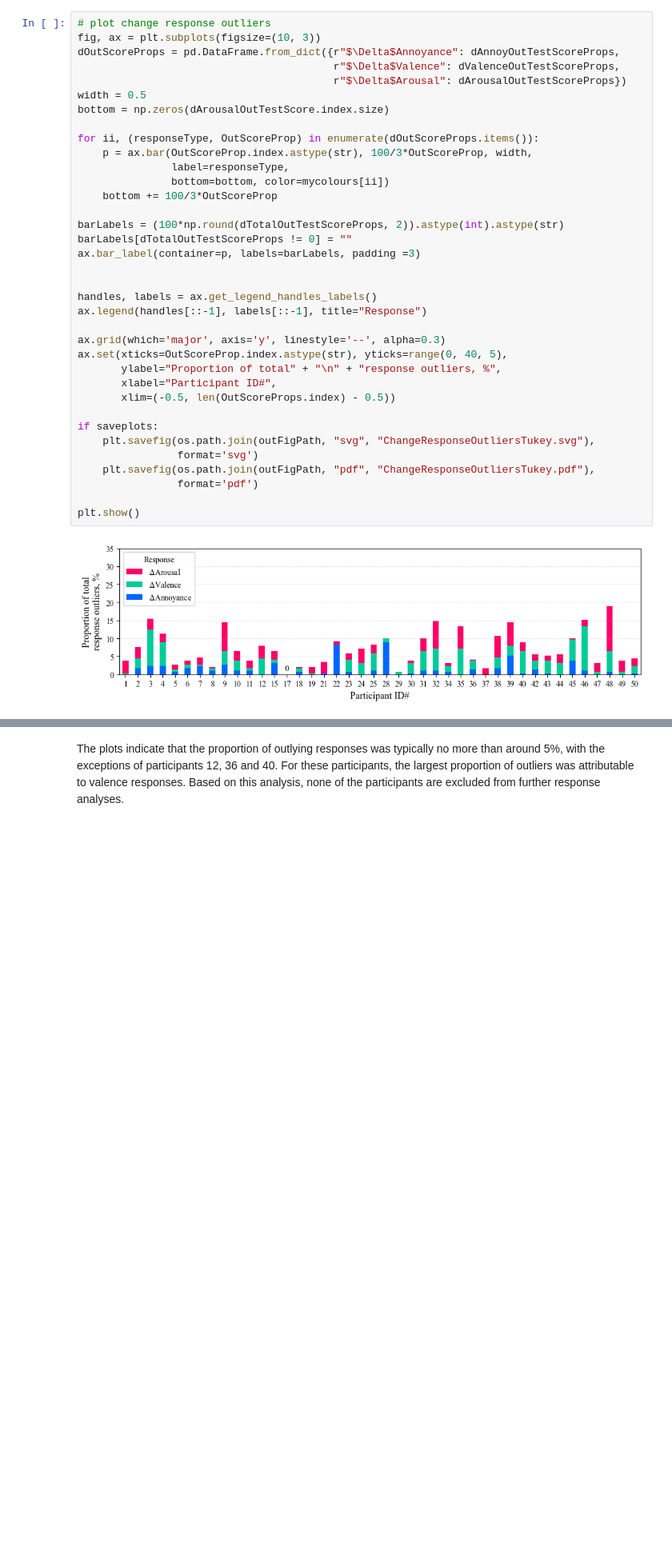
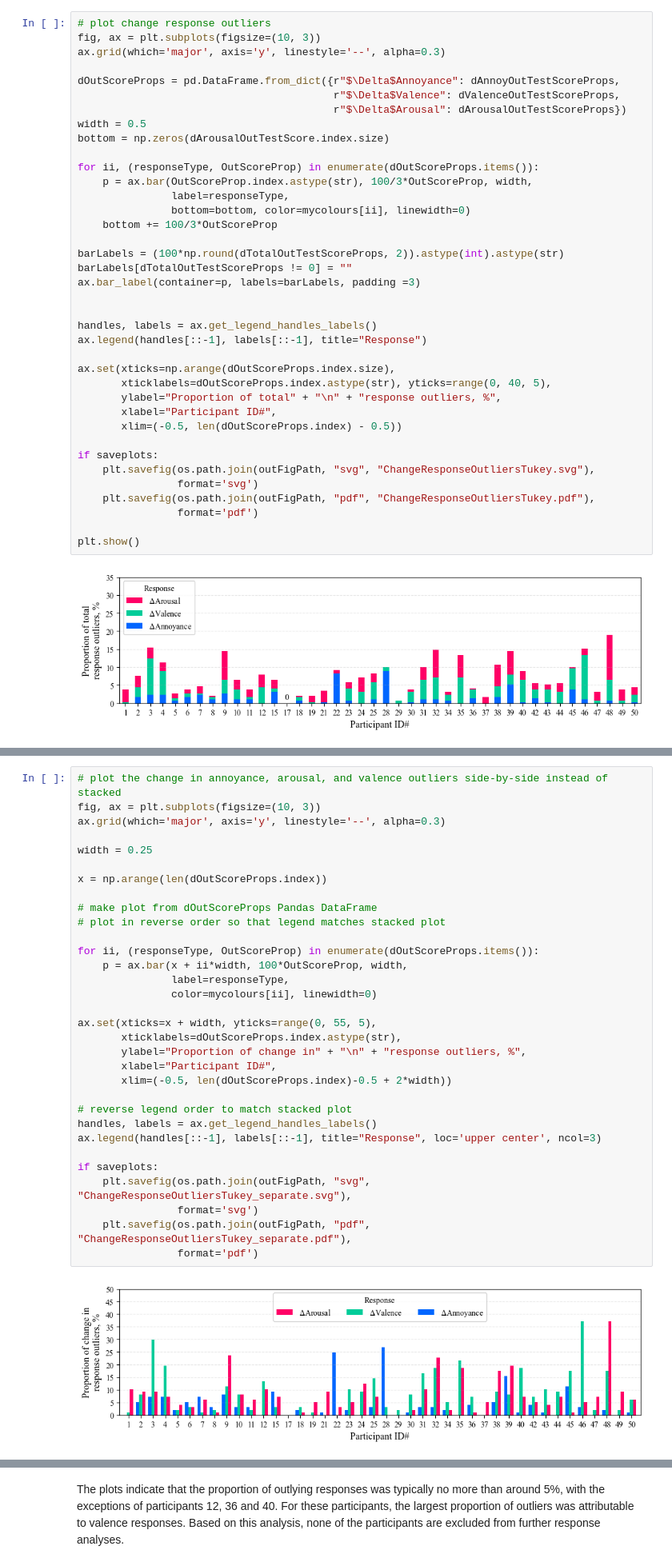
Before and after one commit to acoustics-code-salford/refmap-psychoacoustics, a Jupyter notebook: src/refmap_psychoacoustics/notebooks/refmap_listest1_analysis_EDA_check+sample.ipynb, the cells around one changed output, grey strips where cells are left out. Shown at 80% size. Saved outputs shown, nothing was run; the diff lists cells and outputs as text; blank space fills up the shorter version.

```diff
--- a/src/refmap_psychoacoustics/notebooks/refmap_listest1_analysis_EDA_check+sample.ipynb
+++ b/src/refmap_psychoacoustics/notebooks/refmap_listest1_analysis_EDA_check+sample.ipynb
@@ -412,6 +415,8 @@ for id in dArousalOutTestScore.index:
 # %%
 # plot change response outliers
 fig, ax = plt.subplots(figsize=(10, 3))
+ax.grid(which='major', axis='y', linestyle='--', alpha=0.3)
+
 dOutScoreProps = pd.DataFrame.from_dict({r"$\Delta$Annoyance": dAnnoyOutTestScoreProps,
                                          r"$\Delta$Valence": dValenceOutTestScoreProps,
                                          r"$\Delta$Arousal": dArousalOutTestScoreProps})
@@ -421,7 +426,7 @@ bottom = np.zeros(dArousalOutTestScore.index.size)
 for ii, (responseType, OutScoreProp) in enumerate(dOutScoreProps.items()):
     p = ax.bar(OutScoreProp.index.astype(str), 100/3*OutScoreProp, width,
                label=responseType,
-               bottom=bottom, color=mycolours[ii])
+               bottom=bottom, color=mycolours[ii], linewidth=0)
     bottom += 100/3*OutScoreProp
 
 barLabels = (100*np.round(dTotalOutTestScoreProps, 2)).astype(int).astype(str)
@@ -432,11 +437,11 @@ ax.bar_label(container=p, labels=barLabels, padding =3)
 handles, labels = ax.get_legend_handles_labels()
 ax.legend(handles[::-1], labels[::-1], title="Response")
 
-ax.grid(which='major', axis='y', linestyle='--', alpha=0.3)
-ax.set(xticks=OutScoreProp.index.astype(str), yticks=range(0, 40, 5),
+ax.set(xticks=np.arange(dOutScoreProps.index.size),
+       xticklabels=dOutScoreProps.index.astype(str), yticks=range(0, 40, 5),
        ylabel="Proportion of total" + "\n" + "response outliers, %",
        xlabel="Participant ID#",
-       xlim=(-0.5, len(OutScoreProps.index) - 0.5))
+       xlim=(-0.5, len(dOutScoreProps.index) - 0.5))
 
 if saveplots:
     plt.savefig(os.path.join(outFigPath, "svg", "ChangeResponseOutliersTukey.svg"),
@@ -471,6 +477,40 @@ if saveplots:
                 format='pdf')
 # %% [output]
 [figure]
+# %%
+# plot the change in annoyance, arousal, and valence outliers side-by-side instead of stacked
+fig, ax = plt.subplots(figsize=(10, 3))
+ax.grid(which='major', axis='y', linestyle='--', alpha=0.3)
+
+width = 0.25
+
+x = np.arange(len(dOutScoreProps.index))
+
+# make plot from dOutScoreProps Pandas DataFrame
+# plot in reverse order so that legend matches stacked plot
+
+for ii, (responseType, OutScoreProp) in enumerate(dOutScoreProps.items()):
+    p = ax.bar(x + ii*width, 100*OutScoreProp, width,
+               label=responseType,
+               color=mycolours[ii], linewidth=0)
+
+ax.set(xticks=x + width, yticks=range(0, 55, 5),
+       xticklabels=dOutScoreProps.index.astype(str),
+       ylabel="Proportion of change in" + "\n" + "response outliers, %",
+       xlabel="Participant ID#",
+       xlim=(-0.5, len(dOutScoreProps.index)-0.5 + 2*width))
+
+# reverse legend order to match stacked plot
+handles, labels = ax.get_legend_handles_labels()
+ax.legend(handles[::-1], labels[::-1], title="Response", loc='upper center', ncol=3)
+
+if saveplots:
+    plt.savefig(os.path.join(outFigPath, "svg", "ChangeResponseOutliersTukey_separate.svg"),
+                format='svg')
+    plt.savefig(os.path.join(outFigPath, "pdf", "ChangeResponseOutliersTukey_separate.pdf"),
+                format='pdf')
+# %% [output]
+[figure, added]
 # %%
 
 fig, ax = plt.subplots(figsize=(4, 3))
```
Also changed, not shown: parts of 4 cells of this notebook, 4 other files.
